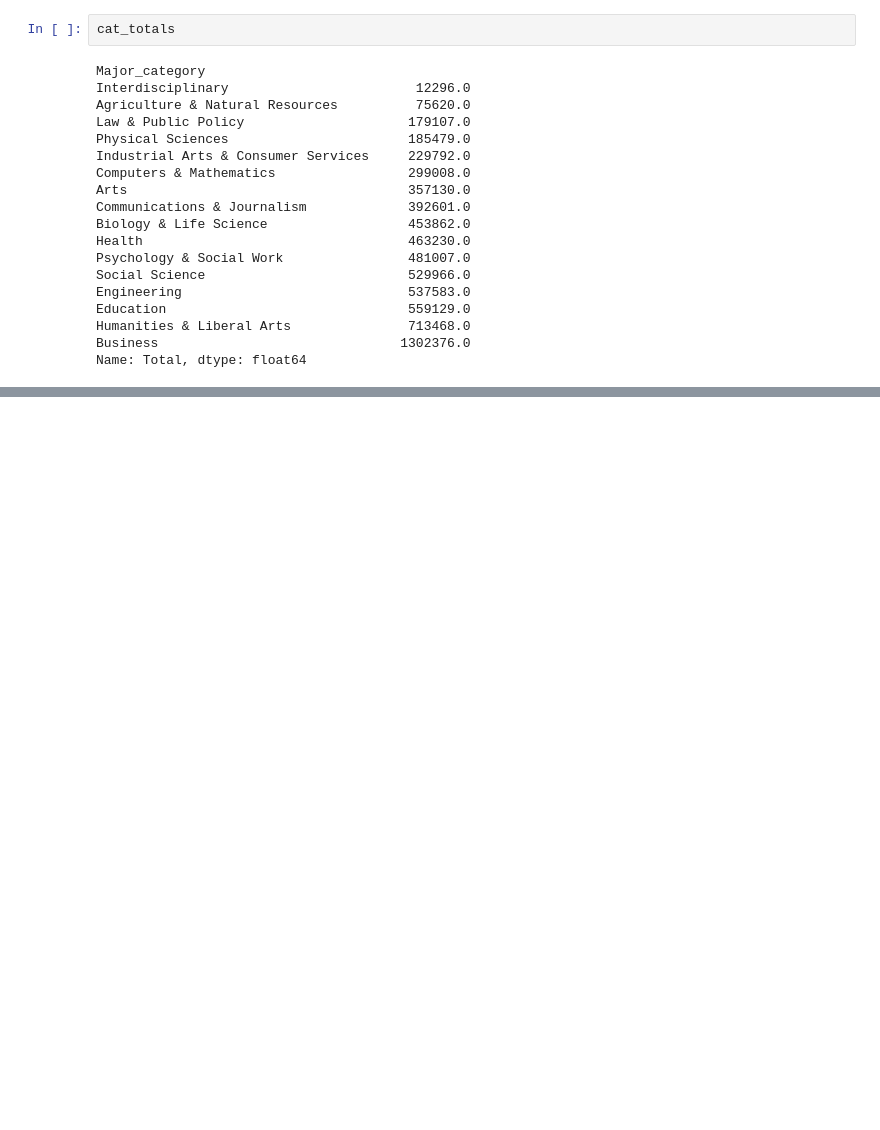
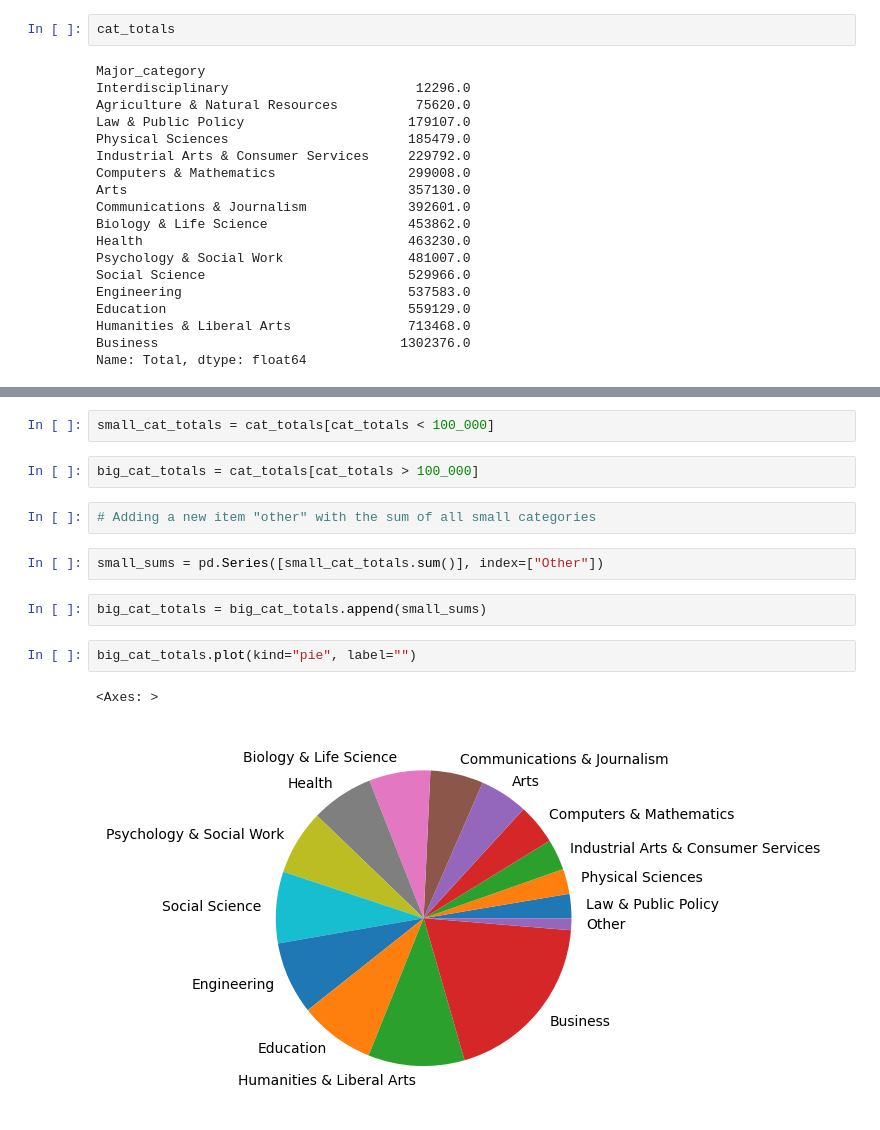
Before and after one commit to Sulaiman-Dem/2023-fall-data-science-fridays, a Jupyter notebook: Pre-Work Homework/H-W2 - Data Visualization, EDA, and Github/plot_with_pandas.ipynb, the cells around one changed output, grey strips where cells are left out. Saved outputs shown, nothing was run; the diff lists cells and outputs as text; blank space fills up the shorter version.

```diff
--- a/Pre-Work Homework/H-W2 - Data Visualization, EDA, and Github/plot_with_pandas.ipynb
+++ b/Pre-Work Homework/H-W2 - Data Visualization, EDA, and Github/plot_with_pandas.ipynb
@@ -134,0 +142,15 @@ Name: Total, dtype: float64
+# %%
+small_cat_totals = cat_totals[cat_totals < 100_000]
+# %%
+big_cat_totals = cat_totals[cat_totals > 100_000]
+# %%
+# Adding a new item "other" with the sum of all small categories
+# %%
+small_sums = pd.Series([small_cat_totals.sum()], index=["Other"])
+# %%
+big_cat_totals = big_cat_totals.append(small_sums)
+# %%
+big_cat_totals.plot(kind="pie", label="")
+# %% [output]
+<Axes: >
+[figure, added]
```
Also changed, not shown: parts of 5 cells of this notebook.
